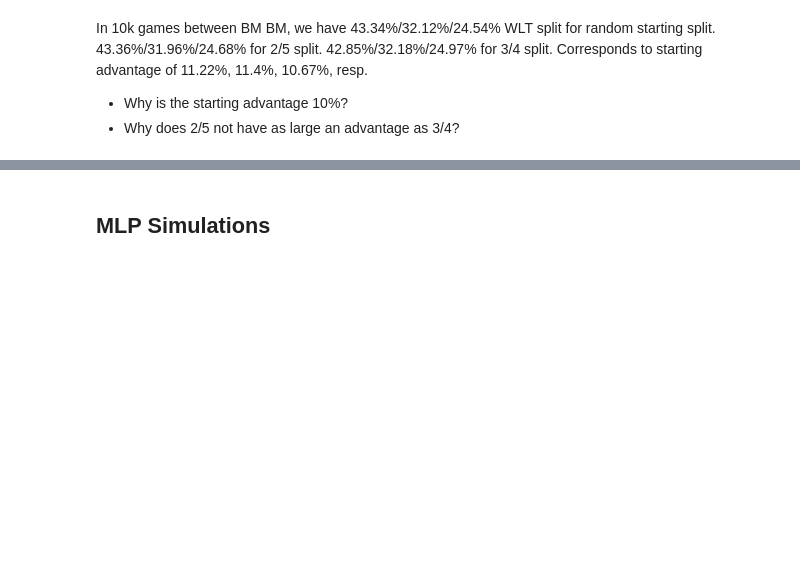
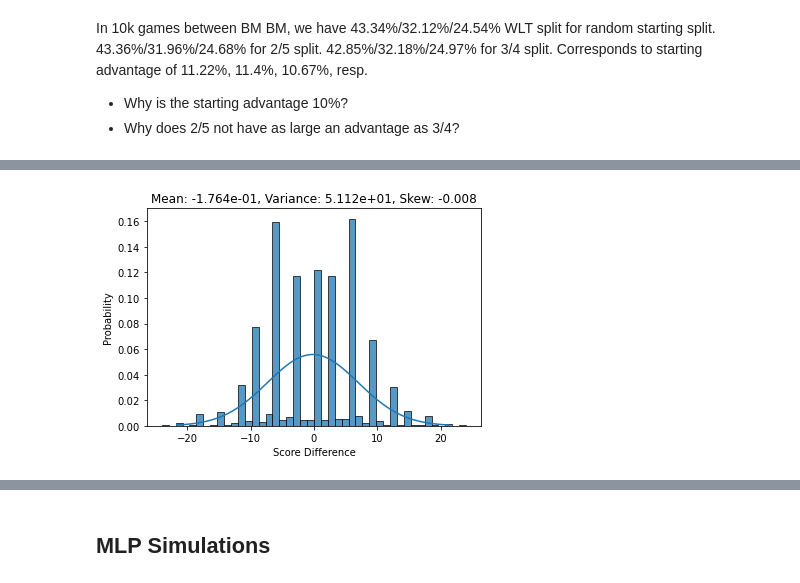
Before and after one commit to SpecificGenerality/PyDominion, a Jupyter notebook: notebooks/simulations.ipynb, the cells around one changed output, grey strips where cells are left out. Drawn from its saved outputs; the diff is of its cells as text; code cells hidden in the pictures; blank space fills up the shorter version.

```diff
--- a/notebooks/simulations.ipynb
+++ b/notebooks/simulations.ipynb
@@ -155,0 +151,7 @@ In 10k games between BM BM, we have 43.34%/32.12%/24.54% WLT split for random st
+# %%
+last_turn_idxs = (p0_df[['Iter', 'Turn']].groupby('Iter').max() - 1)['Turn']
+# %%
+idxs = list(zip(last_turn_idxs.index, last_turn_idxs))
+# %%
+p0_penult_df = p0_df.set_index(['Iter', 'Turn']).loc[idxs]
+p1_penult_df = p1_df.set_index(['Iter', 'Turn']).loc[idxs]
@@ -155,0 +170,16 @@ In 10k games between BM BM, we have 43.34%/32.12%/24.54% WLT split for random st
+# %%
+penult_score_diff = p0_penult_df['Score'] - p1_penult_df['Score']
+
+fig = plt.axes()
+data = penult_score_diff
+mu = data.mean()
+sigma = data.std()
+skew = stats.skew(data)
+x = np.linspace(mu - 3*sigma, mu + 3*sigma, 100)
+plt.plot(x, stats.norm.pdf(x, mu, sigma), axes=fig)
+sns.histplot(x=data, ax=fig, stat='probability')
+fig.set_title(f'Mean: {mu:.3e}, Variance: {sigma**2:.3e}, Skew: {skew:.3f}')
+fig.set_xlabel('Score Difference')
+plt.show()
+# %% [output]
+[figure, added]
```
Also changed, not shown: parts of 26 cells of this notebook, 1 other file.
